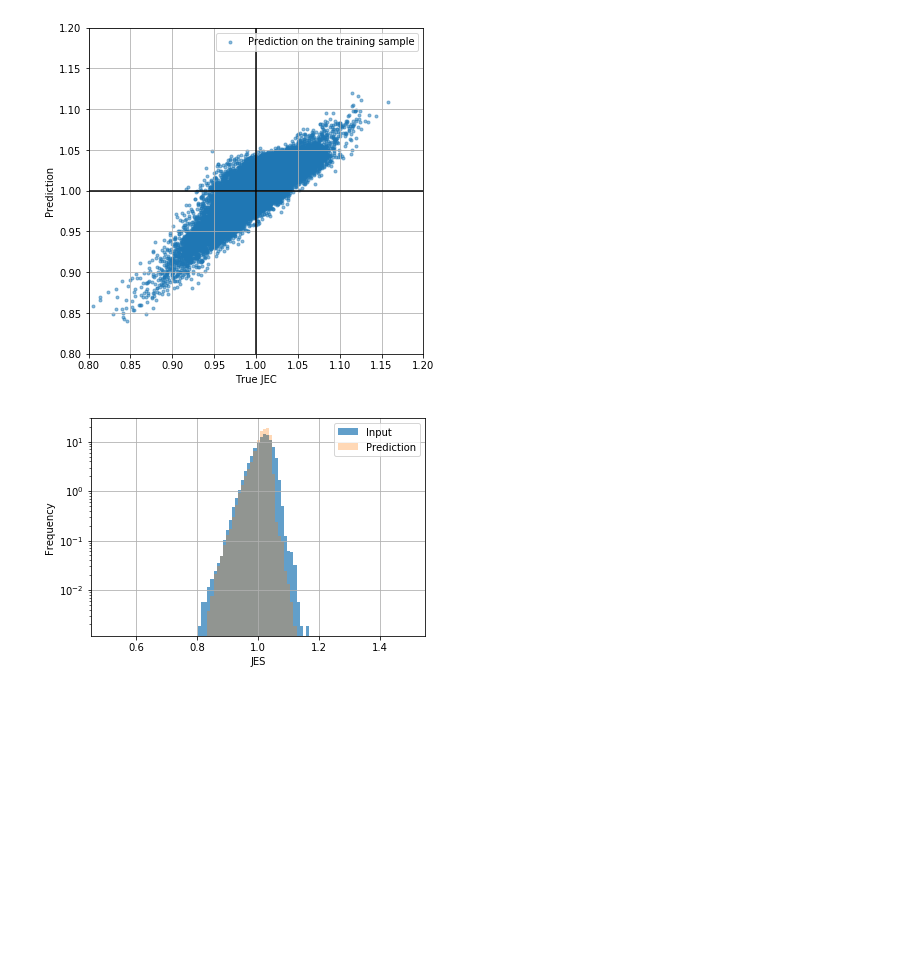
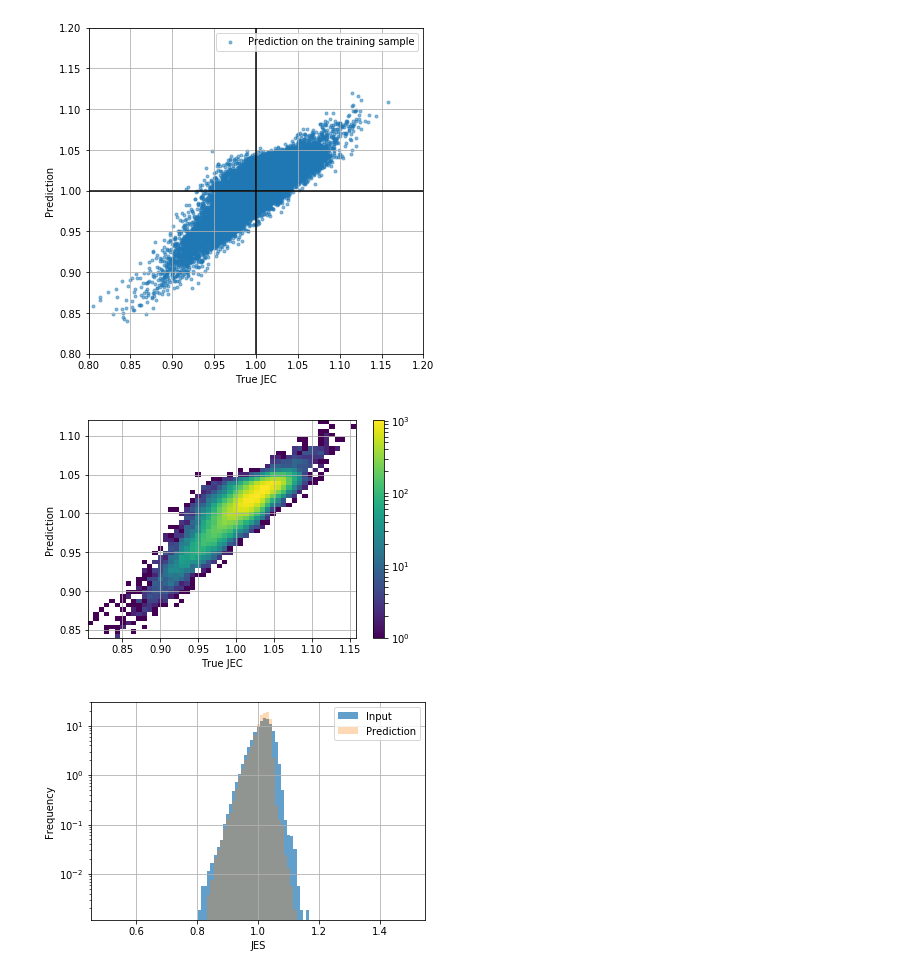
Before and after one commit to awhitbeck/scientific-python-hats, a Jupyter notebook: cms-open-data-ml/MLJEC_ak5Jets_crossCheck.ipynb, the cells around one changed output. Cells and saved outputs as stored; diff of their text form; code cells hidden in the pictures; blank space fills up the shorter version.

```diff
--- a/cms-open-data-ml/MLJEC_ak5Jets_crossCheck.ipynb
+++ b/cms-open-data-ml/MLJEC_ak5Jets_crossCheck.ipynb
@@ -408,4 +408,14 @@ def plot_JEC( xyls ):
 plot_JEC([(df_dict_jets['jet_jes'], p_train, 'Prediction on the training sample')])
 # %% [output]
 [figure]
+# %%
+from matplotlib.colors import LogNorm
+plt.grid()
+plt.hist2d(df_dict_jets['jet_jes'], p_train, bins=50, norm=LogNorm())
+plt.colorbar()
+plt.xlabel( 'True JEC')
+plt.ylabel('Prediction')
+plt.show()
+# %% [output]
+[figure, added]
 # %%
```
Also changed, not shown: parts of 4 cells of this notebook, 1 other file.
